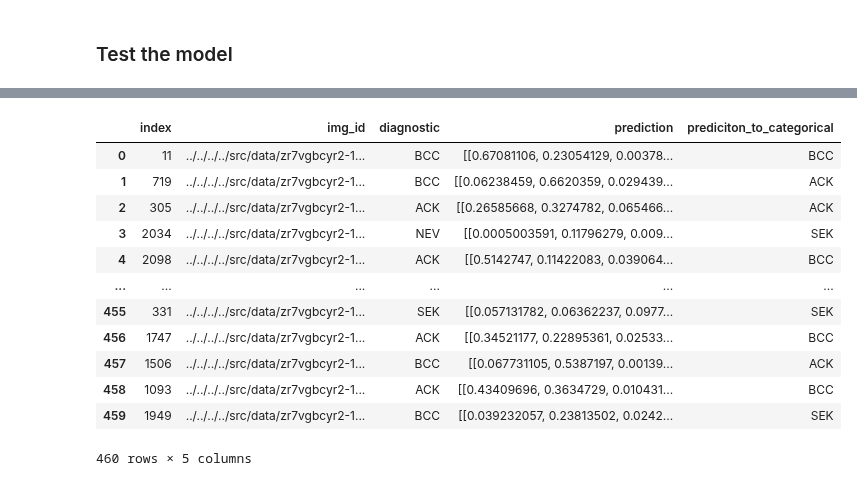
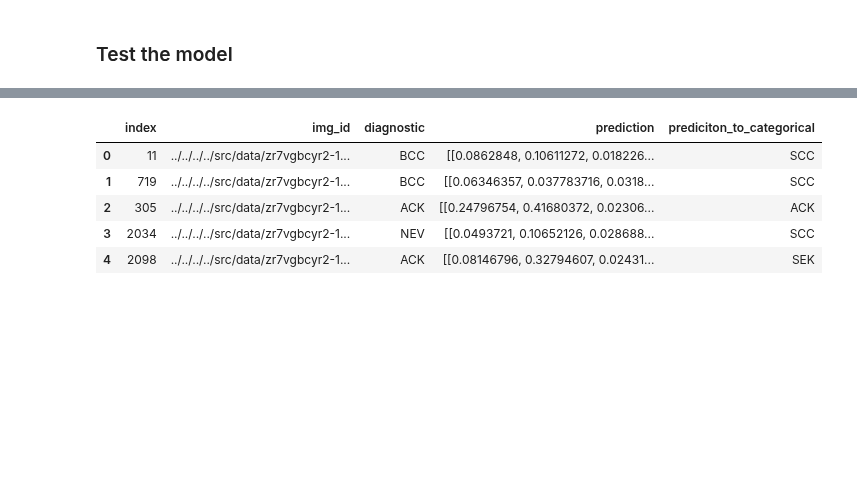
Before and after one commit to CEDipEngineering/ComputerAidedSkinCancerIdentificationAndDiagnosis, a Jupyter notebook: experiments/fernando/transfer-learning/test01/test01.ipynb, the cells around one changed output, grey strips where cells are left out. Cells and saved outputs as stored; diff of their text form; code cells hidden in the pictures; blank space fills up the shorter version.

```diff
--- a/experiments/fernando/transfer-learning/test01/test01.ipynb
+++ b/experiments/fernando/transfer-learning/test01/test01.ipynb
@@ -220,11 +220,11 @@ best_model_checkpoint = EarlyStopping(
 # %%
 #model = keras.models.load_model('/home/fernandofincatti/Documents/insper/pfe/ComputerAidedSkinCancerIdentificationAndDiagnosis/experiments/fernando/transfer-learning/test01/model')
 
-training_history = model.fit(
+'''training_history = model.fit(
     x = train_data_generator,
     epochs = EPOCHS,
     validation_data = validation_data_generator,
     callbacks=[best_model_checkpoint]
 )
-model.save(filepath="/home/fernandofincatti/Documents/insper/pfe/ComputerAidedSkinCancerIdentificationAndDiagnosis/experiments/fernando/transfer-learning/test01/model")
+model.save(filepath="/home/fernandofincatti/Documents/insper/pfe/ComputerAidedSkinCancerIdentificationAndDiagnosis/experiments/fernando/transfer-learning/test01/model")'''
 # %% [output]
@@ -258,21 +258,14 @@ stratified_test_set["prediciton_to_categorical"] = stratified_test_set["predicti
     lambda data: probability_to_categorical(data, class_names)
 )
 # %%
-stratified_test_set
+stratified_test_set.head()
 # %% [output]
 |  | index | img_id | diagnostic | prediction | prediciton_to_categorical |
-| 0 | 11 | ../../../../src/data/zr7vgbcyr2-1... | BCC | [[0.67081106, 0.23054129, 0.00378... | BCC |
-| 1 | 719 | ../../../../src/data/zr7vgbcyr2-1... | BCC | [[0.06238459, 0.6620359, 0.029439... | ACK |
-| 2 | 305 | ../../../../src/data/zr7vgbcyr2-1... | ACK | [[0.26585668, 0.3274782, 0.065466... | ACK |
-| 3 | 2034 | ../../../../src/data/zr7vgbcyr2-1... | NEV | [[0.0005003591, 0.11796279, 0.009... | SEK |
-| 4 | 2098 | ../../../../src/data/zr7vgbcyr2-1... | ACK | [[0.5142747, 0.11422083, 0.039064... | BCC |
-| ... | ... | ... | ... | ... | ... |
-| 455 | 331 | ../../../../src/data/zr7vgbcyr2-1... | SEK | [[0.057131782, 0.06362237, 0.0977... | SEK |
-| 456 | 1747 | ../../../../src/data/zr7vgbcyr2-1... | ACK | [[0.34521177, 0.22895361, 0.02533... | BCC |
-| 457 | 1506 | ../../../../src/data/zr7vgbcyr2-1... | BCC | [[0.067731105, 0.5387197, 0.00139... | ACK |
-| 458 | 1093 | ../../../../src/data/zr7vgbcyr2-1... | ACK | [[0.43409696, 0.3634729, 0.010431... | BCC |
-| 459 | 1949 | ../../../../src/data/zr7vgbcyr2-1... | BCC | [[0.039232057, 0.23813502, 0.0242... | SEK |
+| 0 | 11 | ../../../../src/data/zr7vgbcyr2-1... | BCC | [[0.0862848, 0.10611272, 0.018226... | SCC |
+| 1 | 719 | ../../../../src/data/zr7vgbcyr2-1... | BCC | [[0.06346357, 0.037783716, 0.0318... | SCC |
+| 2 | 305 | ../../../../src/data/zr7vgbcyr2-1... | ACK | [[0.24796754, 0.41680372, 0.02306... | ACK |
+| 3 | 2034 | ../../../../src/data/zr7vgbcyr2-1... | NEV | [[0.0493721, 0.10652126, 0.028688... | SCC |
+| 4 | 2098 | ../../../../src/data/zr7vgbcyr2-1... | ACK | [[0.08146796, 0.32794607, 0.02431... | SEK |
-460 rows × 5 columns
 # %%
 hit = np.where(
     stratified_test_set['diagnostic']==stratified_test_set['prediciton_to_categorical'],
```
Also changed, not shown: parts of 5 cells of this notebook, 3 other files.
